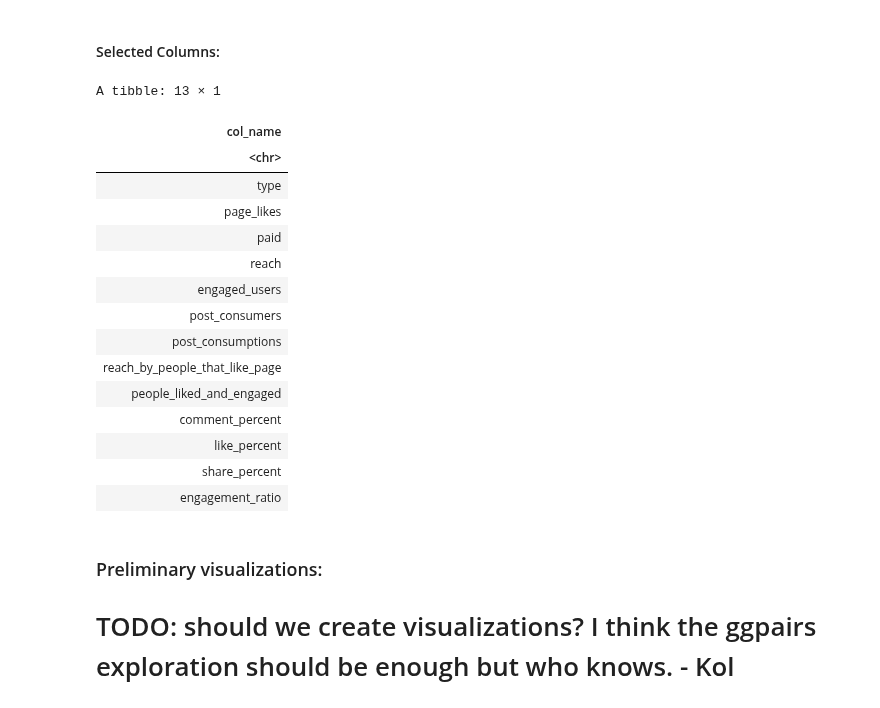
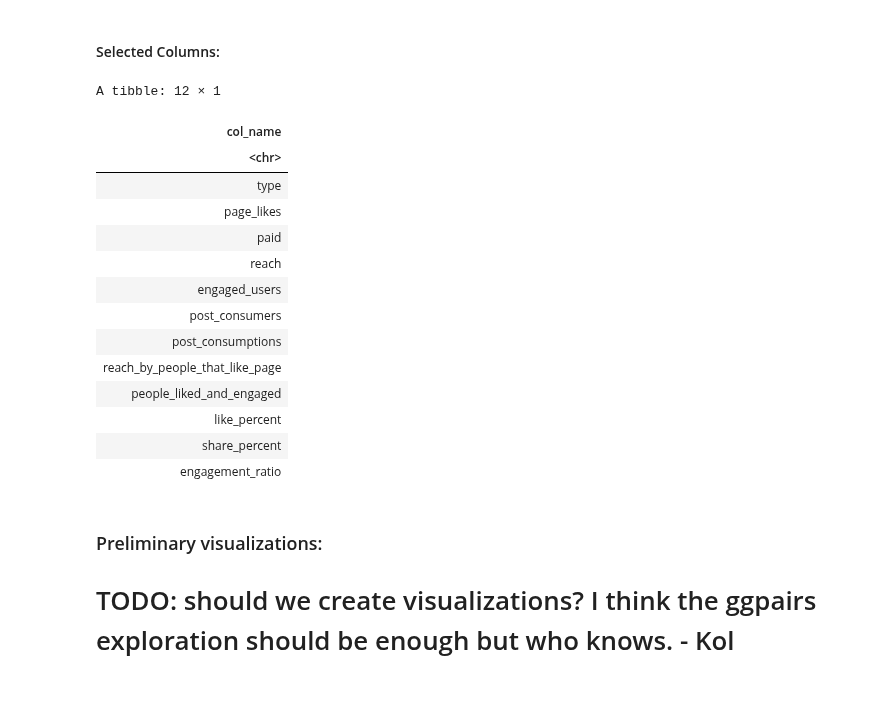
Before and after one commit to lucykvs/DSCI100-Project, a Jupyter notebook: Project.ipynb, the cells around one changed output. Cells and saved outputs as stored; diff of their text form; code cells hidden in the pictures.

```diff
--- a/Project.ipynb
+++ b/Project.ipynb
@@ -133,7 +133,7 @@ sum(is.na(fb_data_clean))
 **"Why have you decided to use 75% of the dataset as the training data?"**
 # %%
 # Split the data:
-fb_split <- initial_split(fb_data_clean, prop = 0.75, strata = type)
+fb_split <- initial_split(fb_data_clean, prop = 0.5, strata = type)
 fb_train <- training(fb_split)
 fb_test <- testing(fb_split)
 
@@ -418,22 +419,21 @@ Looking at the number of different posts, it is clear that we need to upsample t
 # %% [markdown]
 #### Selected Columns:
 # %%
-selected_cols <- tibble(col_name = append(colnames(fb_data_selected2), 'engagement_ratio'))
+selected_cols <- tibble(col_name = append(colnames(fb_data_selected), 'engagement_ratio'))
 selected_cols
 # %% [output]
-A tibble: 13 × 1
+A tibble: 12 × 1
 | col_name |
 | <chr> |
 | type |
 | page_likes |
 | paid |
 | reach |
 | engaged_users |
 | post_consumers |
 | post_consumptions |
 | reach_by_people_that_like_page |
 | people_liked_and_engaged |
-| comment_percent |
 | like_percent |
 | share_percent |
 | engagement_ratio |
```
Also changed, not shown: parts of 22 cells of this notebook.
